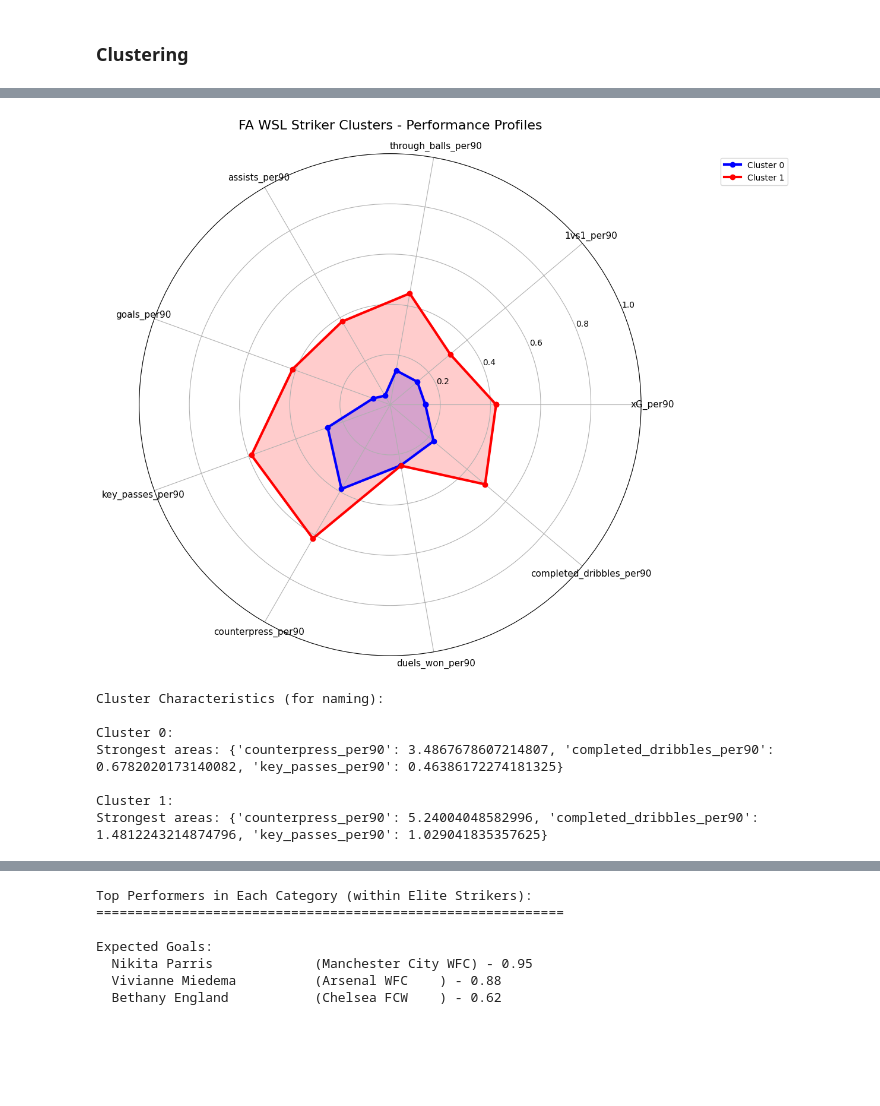
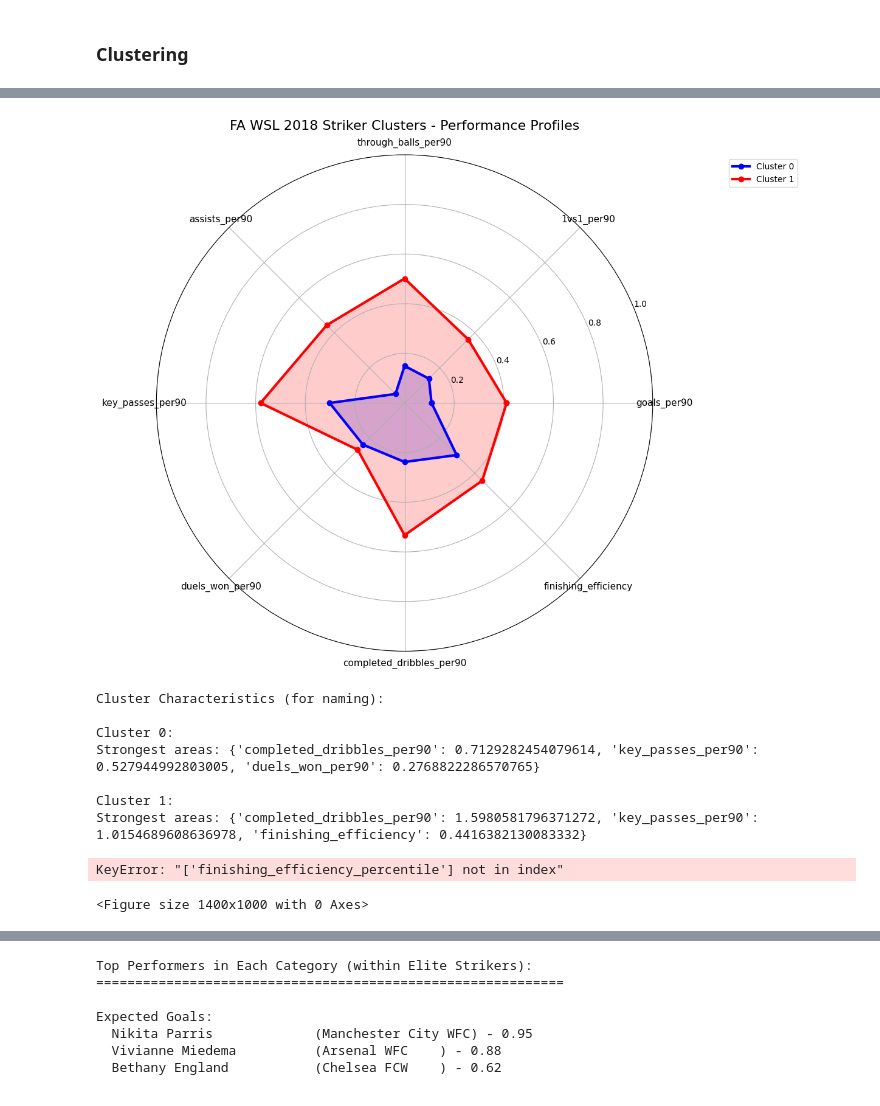
Before and after one commit to der-amit/wsl_data, a Jupyter notebook: notebooks/striker_analysis.ipynb, the cells around one changed output, grey strips where cells are left out. Cells and saved outputs as stored; diff of their text form; code cells hidden in the pictures; blank space fills up the shorter version.

Commit message:
added striker analysis

```diff
--- a/notebooks/striker_analysis.ipynb
+++ b/notebooks/striker_analysis.ipynb
@@ -117,0 +142,4 @@ stats_18.head()
+# %%
+# Calculate new metric finishing_efficiency
+
+stats_18['finishing_efficiency'] = stats_18['goals'] - stats_18['xG']
@@ -124,11 +171,11 @@ numeric_cols = numeric_cols.drop('mtchs_pld')
 for col in numeric_cols:
     stats_18[f'{col}_per90'] = stats_18[col] / stats_18['mtchs_pld']
 # %%
-per_game_cols = ['xG_per90', '1vs1_per90', 'through_balls_per90', 'assists_per90',
-                 'goals_per90', 'key_passes_per90', 'counterpress_per90',
-                 'duels_won_per90', 'completed_dribbles_per90']
+clustering_cols = ['goals_per90', '1vs1_per90', 'through_balls_per90', 'assists_per90',
+                 'key_passes_per90', 'duels_won_per90', 'completed_dribbles_per90',
+                 'finishing_efficiency']
 
-clustering_data = stats_18[per_game_cols]
+clustering_data = stats_18[clustering_cols]
 # %% [markdown]
 ### Clustering
 # %%
@@ -152,10 +199,10 @@ cluster
 Name: count, dtype: int64
 # %%
 # Calculate cluster means
-cluster_means = stats_18.groupby('cluster')[per_game_cols].mean()
+cluster_means = stats_18.groupby('cluster')[clustering_cols].mean()
 
 # Get ranges for scaling (min/max for each metric)
-ranges = [(stats_18[col].min(), stats_18[col].max()) for col in per_game_cols]
+ranges = [(stats_18[col].min(), stats_18[col].max()) for col in clustering_cols]
 
 def create_striker_radar(cluster_means, variables, ranges):
     # Calculate angles for each variable
@@ -177,39 +224,66 @@ def create_striker_radar(cluster_means, variables, ranges):
         scaled_values = [(val - ranges[j][0]) / (ranges[j][1] - ranges[j][0])
                         for j, val in enumerate(values)]
         scaled_values += scaled_values[:1]  # Close the loop
 
         ax.plot(angles, scaled_values, 'o-', linewidth=3, label=cluster_labels[i], color=colors[i])
         ax.fill(angles, scaled_values, alpha=0.2, color=colors[i])
 
     # Customize
     ax.set_xticks(angles[:-1])
     ax.set_xticklabels(variables, size=11)
     ax.set_ylim(0, 1)
     ax.set_title('FA WSL 2018 Striker Clusters - Performance Profiles', size=16, pad=30)
     ax.legend(loc='upper right', bbox_to_anchor=(1.3, 1.0))
     ax.grid(True)
 
     return fig, ax
 
 # Create the improved radar plot
-fig, ax = create_striker_radar(cluster_means, per_game_cols, ranges)
+fig, ax = create_striker_radar(cluster_means, clustering_cols, ranges)
 plt.tight_layout()
 plt.show()
 
 # Print cluster characteristics for naming
 print("\nCluster Characteristics (for naming):")
 for cluster_id in [0, 1]:
     print(f"\nCluster {cluster_id}:")
     cluster_data = cluster_means.loc[cluster_id]
     # Show which metrics are highest for this cluster
     top_metrics = cluster_data.nlargest(3)
     print("Strongest areas:", top_metrics.to_dict())
 # %% [output]
-[figure, old version]
+[figure, new version]
 Cluster Characteristics (for naming):
 
 Cluster 0:
-Strongest areas: {'counterpress_per90': 3.4867678607214807, 'completed_dribbles_per90': 0.6782020173140082, 'key_passes_per90': 0.46386172274181325}
+Strongest areas: {'completed_dribbles_per90': 0.7129282454079614, 'key_passes_per90': 0.527944992803005, 'duels_won_per90': 0.2768822286570765}
 
 Cluster 1:
-Strongest areas: {'counterpress_per90': 5.24004048582996, 'completed_dribbles_per90': 1.4812243214874796, 'key_passes_per90': 1.029041835357625}
+Strongest areas: {'completed_dribbles_per90': 1.5980581796371272, 'key_passes_per90': 1.0154689608636978, 'finishing_efficiency': 0.4416382130083332}
+# %%
+# Assign cluster = 1 to elite strikers
+elite_strikers = stats_18[stats_18['cluster'] == 1]
+
+# Only select the key performance metrics for the heatmap
+'''key_metrics = ['goals_per90', 'xG_per90', 'assists_per90', 'key_passes_per90',
+               'completed_dribbles_per90', 'duels_won_per90', 'counterpress_per90']'''
+
+key_metrics = ['goals_per90', '1vs1_per90', 'through_balls_per90', 'assists_per90',
+                 'key_passes_per90', 'duels_won_per90', 'completed_dribbles_per90',
+                 'finishing_efficiency']
+
+# Get only the percentile columns for key metrics
+percentile_cols = [f'{col}_percentile' for col in key_metrics]
+
+# Create heatmap
+plt.figure(figsize=(14, 10))
+heatmap_data = elite_strikers.set_index('player')[percentile_cols]
+
+sns.heatmap(heatmap_data, annot=True, cmap='RdYlGn', center=50,
+            fmt='.0f', cbar_kws={'label': 'Percentile Rank'})
+plt.title('Elite Strikers - Performance Percentile Rankings')
+plt.tight_layout()
+plt.show()
+# %% [output]
+KeyError: "['finishing_efficiency_percentile'] not in index"
+<Figure size 1400x1000 with 0 Axes>
```
Also changed, not shown: parts of 21 cells of this notebook.
